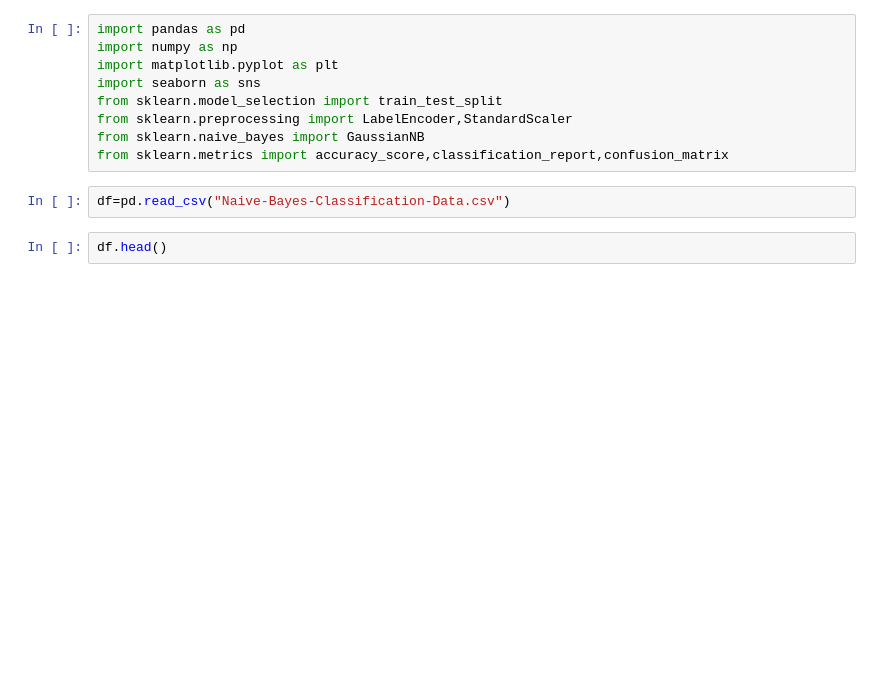
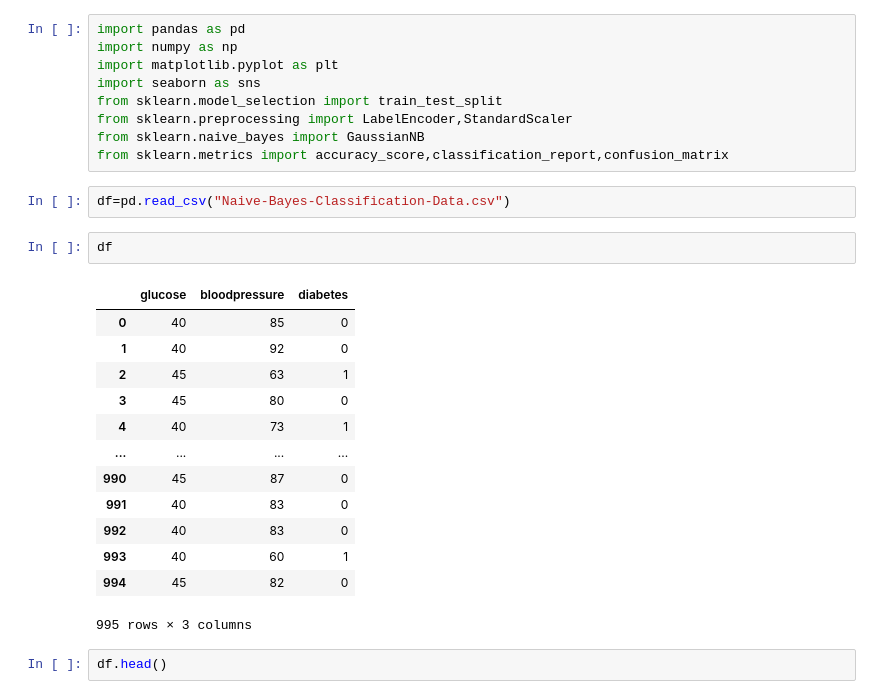
Before and after one commit to gyana10/ML_projects, a Jupyter notebook: Classification/Naive_Bayes/Naive_Bayes.ipynb, the cells around one changed output. Cells and saved outputs as stored; diff of their text form; blank space fills up the shorter version.

```diff
--- a/Classification/Naive_Bayes/Naive_Bayes.ipynb
+++ b/Classification/Naive_Bayes/Naive_Bayes.ipynb
@@ -9,6 +9,22 @@ from sklearn.naive_bayes import GaussianNB
 from sklearn.metrics import accuracy_score,classification_report,confusion_matrix
 # %%
 df=pd.read_csv("Naive-Bayes-Classification-Data.csv")
+# %%
+df
+# %% [output]
+|  | glucose | bloodpressure | diabetes |
+| 0 | 40 | 85 | 0 |
+| 1 | 40 | 92 | 0 |
+| 2 | 45 | 63 | 1 |
+| 3 | 45 | 80 | 0 |
+| 4 | 40 | 73 | 1 |
+| ... | ... | ... | ... |
+| 990 | 45 | 87 | 0 |
+| 991 | 40 | 83 | 0 |
+| 992 | 40 | 83 | 0 |
+| 993 | 40 | 60 | 1 |
+| 994 | 45 | 82 | 0 |
+995 rows × 3 columns
 # %%
 df.head()
 # %% [output]
```
